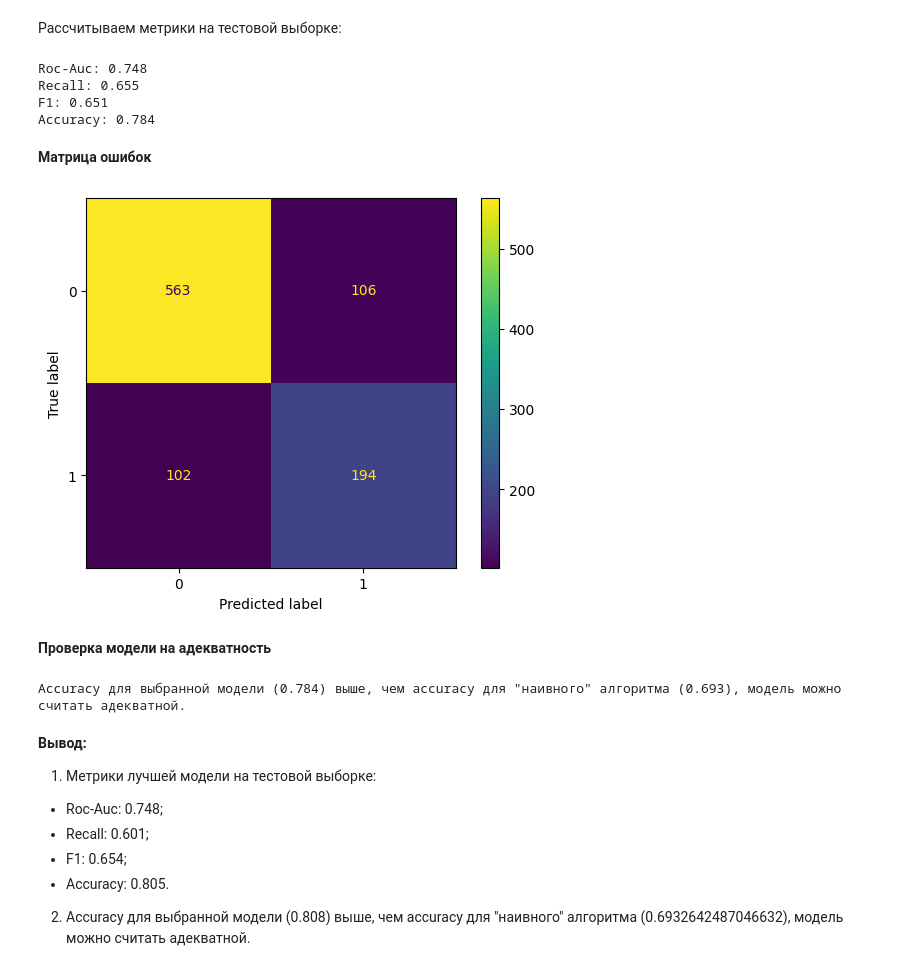
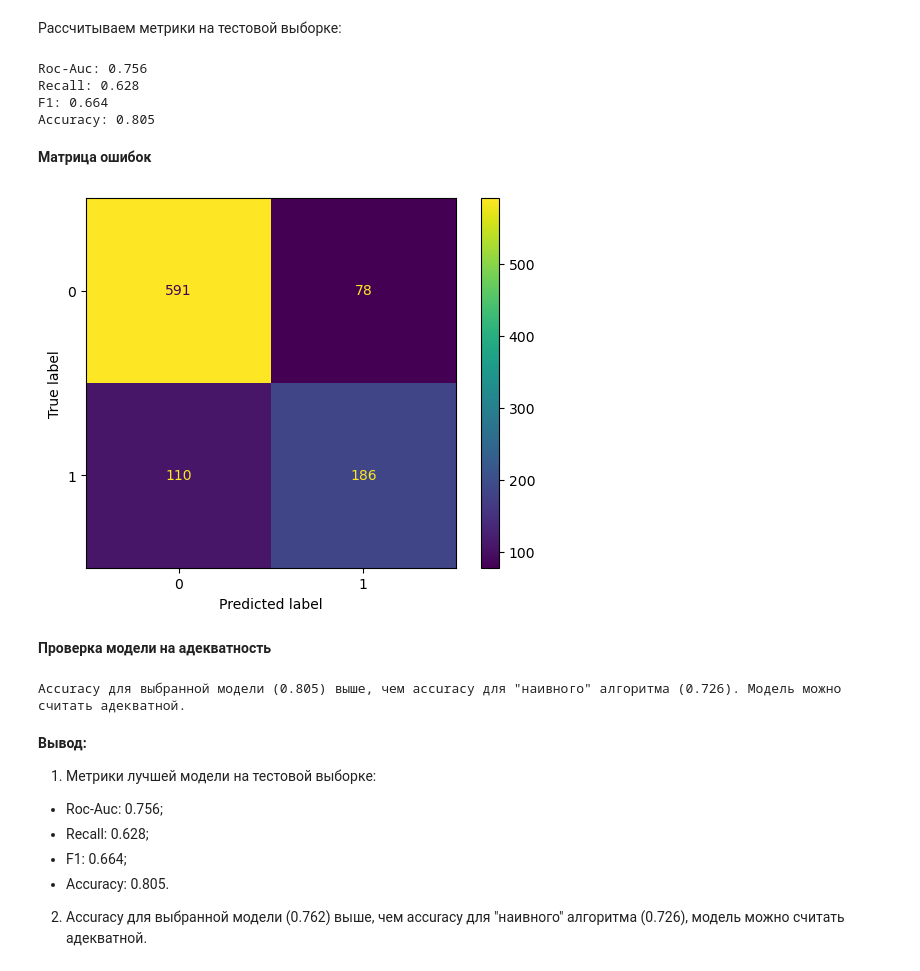
Before and after one commit to data-analyst-mr/DataScienceProjects, a Jupyter notebook: projects/educational project/mobile_tariff/mobil_tarif.ipynb, the cells around one changed output. Drawn from its saved outputs; the diff is of its cells as text; code cells hidden in the pictures.

```diff
--- a/projects/educational project/mobile_tariff/mobil_tarif.ipynb
+++ b/projects/educational project/mobile_tariff/mobil_tarif.ipynb
@@ -355,6 +424,5 @@ model_cb = CatBoostClassifier(verbose=False,                          # созд
 # %%
-best_model_cb, accuracy_cb, recall_cb, roc_auc_cb, f1_cb, pred_cb, time_fit_cb, time_pred_cb = metrics(model_cb,
-                                                                                                       params_cb,
-                                                                                                       'CatBoostClassifier',
-                                                                                                       X_train)
+best_model_cb, accuracy_cb, recall_cb, roc_auc_cb, f1_cb, time_fit_cb, time_pred_cb = metrics(model_cb,
+                                                                                              params_cb,
+                                                                                              'CatBoostClassifier')
 # %% [output]
@@ -374,15 +436,14 @@ roc_auc_diagr(model_dict)
 Сравнительная таблица:
 # %%
 # собираем таблицу
-df_best_model = pd.DataFrame({'model' : ['LogisticRegression', 'RandomForestClassifier', 'DecisionTreeClassifier', 'CatBoostClassifier'],
-                              'accuracy' : [accuracy_lr, accuracy_rfc, accuracy_dtc, accuracy_cb],
-                              'recall' : [recall_lr, recall_rfc, recall_dtc, recall_cb],
-                              'f1' : [f1_lr, f1_rfc, f1_dtc, f1_cb],
-                              'roc_auc' : [roc_auc_lr, roc_auc_rfc, roc_auc_dtc, roc_auc_cb],
-                              'time_fit' : [time_fit_lr, time_fit_rfc, time_fit_dtc, time_fit_cb],
-                              'time_pred' : [time_pred_lr, time_pred_rfc, time_pred_dtc, time_pred_cb],
-                              'best_model' : [best_model_lr, best_model_rfc, best_model_dtc, best_model_cb],
-                              'y_pred' : [pred_lr, pred_rfc, pred_dtc, pred_cb]})
+df_best_model = pd.DataFrame({'model' : ['LogisticRegression', 'DecisionTreeClassifier', 'RandomForestClassifier', 'CatBoostClassifier'],
+                              'accuracy' : [accuracy_lr, accuracy_dtc, accuracy_rfc, accuracy_cb],
+                              'recall' : [recall_lr, recall_dtc, recall_rfc, recall_cb],
+                              'f1' : [f1_lr, f1_dtc, f1_rfc, f1_cb],
+                              'roc_auc' : [roc_auc_lr, roc_auc_dtc, roc_auc_rfc, roc_auc_cb],
+                              'time_fit' : [time_fit_lr, time_fit_dtc, time_fit_rfc, time_fit_cb],
+                              'time_pred' : [time_pred_lr, time_pred_dtc, time_pred_rfc, time_pred_cb],
+                              'best_model' : [best_model_lr, best_model_dtc, best_model_rfc, best_model_cb]})
 df_best_model[['model', 'accuracy', 'recall', 'f1', 'roc_auc', 'time_fit', 'time_pred']]                # выводим таблицу
 # %% [output]
 |  | model | accuracy | recall | f1 | roc_auc | time_fit | time_pred |
@@ -449,0 +513,15 @@ plt.show()
+# %%
+yhat = best_model.predict_proba(X_test)
+yhat = yhat[:, 1]
+fpr, tpr, thresholds = roc_curve(y_test, yhat)
+gmeans = sqrt(tpr * (1-fpr))
+ix = argmax(gmeans)
+print('Best Threshold=%f, G-Mean=%.3f' % (thresholds[ix], gmeans[ix]))
+plt.figure(figsize=(12,10))
+plt.plot([0,1], [0,1], linestyle='--', label='No Skill')
+plt.plot(fpr, tpr, marker='.', label=best_model_name)
+plt.scatter(fpr[ix], tpr[ix], marker='o', color='black', label='Best')
+plt.xlabel('False Positive Rate')
+plt.ylabel('True Positive Rate')
+plt.legend()
+plt.show()
@@ -450,2 +533,4 @@ plt.show()
+# %%
+y_pred_optimal = np.where(yhat < thresholds[ix], 0, 1)
 # %% [markdown]
 Рассчитываем метрики на тестовой выборке:
@@ -459,47 +537,46 @@ y_pred = best_model_row.iloc[0, 7].predict(X_test_tmp)
 # %%
-roc_auc = roc_auc_score(y_test, y_pred)
-recall = recall_score(y_test, y_pred)
-f1 = f1_score(y_test, y_pred)
-accuracy = accuracy_score(y_test, y_pred)
+roc_auc = roc_auc_score(y_test, y_pred_optimal)
+recall = recall_score(y_test, y_pred_optimal)
+f1 = f1_score(y_test, y_pred_optimal)
+accuracy = accuracy_score(y_test, y_pred_optimal)
 print('Roc-Auc: {:.3f}'.format(roc_auc))
 print('Recall: {:.3f}'.format(recall))
 print('F1: {:.3f}'.format(f1))
 print('Accuracy: {:.3f}'.format(accuracy))
 # %% [output]
-Roc-Auc: 0.748
-Recall: 0.655
-F1: 0.651
-Accuracy: 0.784
+Roc-Auc: 0.756
+Recall: 0.628
+F1: 0.664
+Accuracy: 0.805
 # %% [markdown]
 **Матрица ошибок**
 # %%
-cm = confusion_matrix(y_test, y_pred)                                           # рассчитываем матрицу ошибок
+cm = confusion_matrix(y_test, y_pred_optimal)                                   # рассчитываем матрицу ошибок
 disp = ConfusionMatrixDisplay(confusion_matrix=cm)
 disp.plot()                                                                     # визуализируем матрицу ошибок
 plt.show()
 # %% [output]
-[figure, old version]
+[figure, new version]
 # %% [markdown]
 **Проверка модели на адекватность**
 # %%
 dummy_clf = DummyClassifier(strategy="most_frequent", random_state=RS)
-dummy_clf.fit(X_test, y_test)
-dummy_accuracy = dummy_clf.score(X_test, y_test)
+dummy_clf.fit(X_test, y_pred_optimal)
+dummy_accuracy = dummy_clf.score(X_test, y_pred_optimal)
 if accuracy > dummy_accuracy:
-    print('Accuracy для выбранной модели ({:.3f}) выше, чем accuracy для "наивного" алгоритма ({:.3f}), модель можно считать адекватной.'
+    print('Accuracy для выбранной модели ({:.3f}) выше, чем accuracy для "наивного" алгоритма ({:.3f}). Модель можно считать адекватной.'
           .format(accuracy, dummy_accuracy))
 else:
-    print('Accuracy для выбранной модели ({:.3f}) не выше, чем accuracy для "наивного" алгоритма ({:.3f}),\n модель нельзя считать адекватной.'
+    print('Accuracy для выбранной модели ({:.3f}) не выше, чем accuracy для "наивного" алгоритма ({:.3f}).\n Модель нельзя считать адекватной.'
           .format(accuracy, dummy_accuracy))
 # %% [output]
-Accuracy для выбранной модели (0.784) выше, чем accuracy для "наивного" алгоритма (0.693), модель можно считать адекватной.
+Accuracy для выбранной модели (0.805) выше, чем accuracy для "наивного" алгоритма (0.726). Модель можно считать адекватной.
 # %% [markdown]
 **Вывод:**
 1. Метрики лучшей модели на тестовой выборке:
-
- - Roc-Auc: 0.748;
- - Recall: 0.601;
- - F1: 0.654;
+ - Roc-Auc: 0.756;
+ - Recall: 0.628;
+ - F1: 0.664;
  - Accuracy: 0.805.
 
-2. Accuracy для выбранной модели (0.808) выше, чем accuracy для "наивного" алгоритма (0.6932642487046632), модель можно считать адекватной.
+2. Accuracy для выбранной модели (0.762) выше, чем accuracy для "наивного" алгоритма (0.726), модель можно считать адекватной.
```
Also changed, not shown: parts of 69 cells of this notebook.
